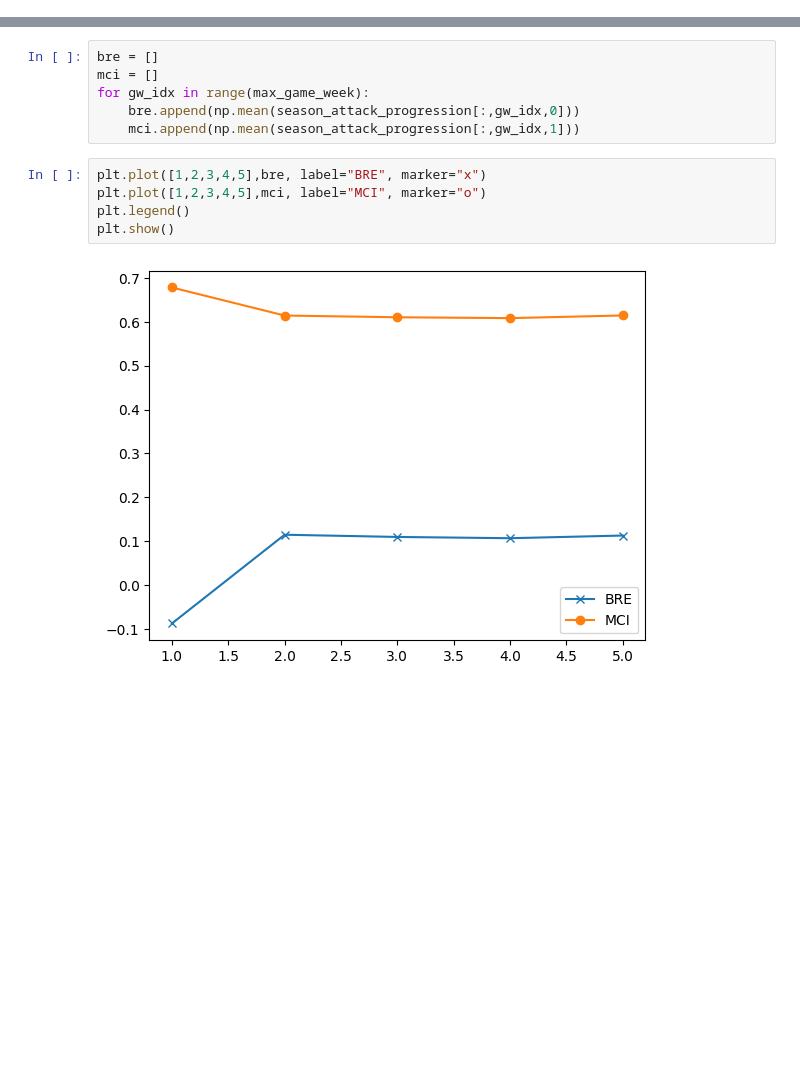
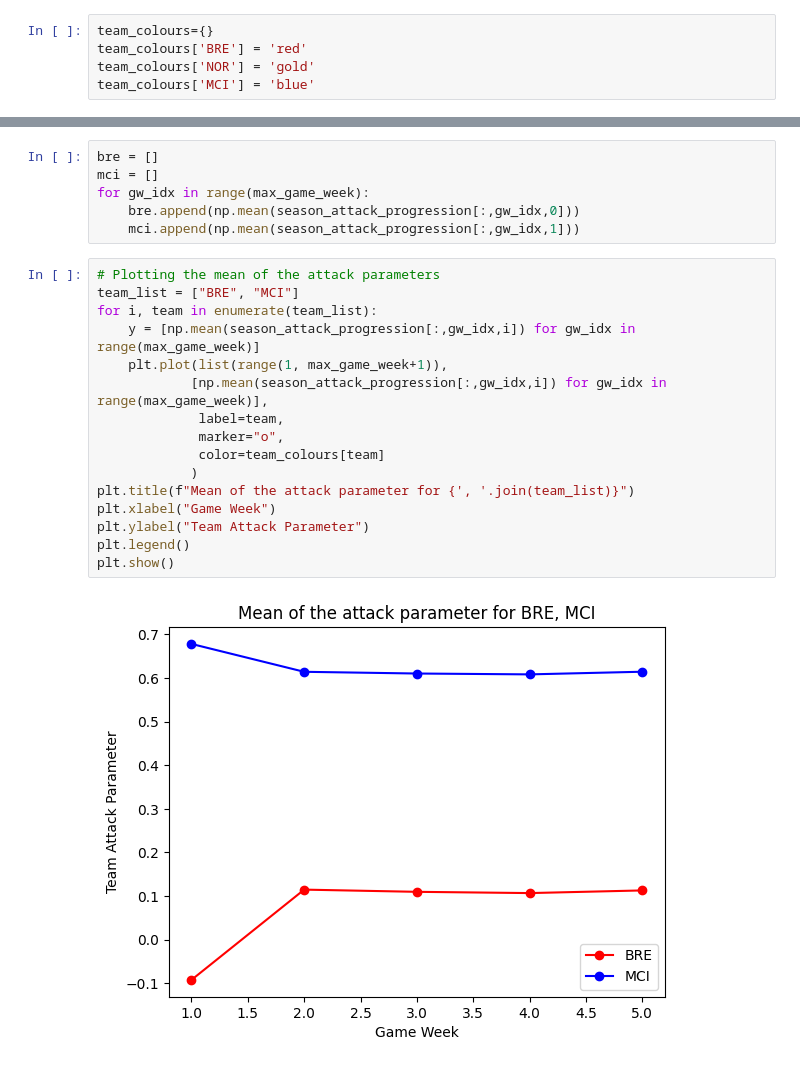
Before and after one commit to alan-turing-institute/AIrsenal, a Jupyter notebook: notebooks/progression_of_attack_parameter.ipynb, the cells around one changed output, grey strips where cells are left out. Saved outputs shown, nothing was run; the diff lists cells and outputs as text; blank space fills up the shorter version.

```diff
--- a/notebooks/progression_of_attack_parameter.ipynb
+++ b/notebooks/progression_of_attack_parameter.ipynb
@@ -15,6 +15,11 @@ import numpy as np
 import jax.numpy as jnp
 
 %matplotlib inline
+# %%
+team_colours={}
+team_colours['BRE'] = 'red'
+team_colours['NOR'] = 'gold'
+team_colours['MCI'] = 'blue'
 # %% [markdown]
 Make a model for the 21/22 season, and look at the first game week
 # %%
@@ -96,10 +98,21 @@ mci = []
 for gw_idx in range(max_game_week):
     bre.append(np.mean(season_attack_progression[:,gw_idx,0]))
     mci.append(np.mean(season_attack_progression[:,gw_idx,1]))
-# %%
-plt.plot([1,2,3,4,5],bre, label="BRE", marker="x")
-plt.plot([1,2,3,4,5],mci, label="MCI", marker="o")
-plt.legend()
-plt.show()
-# %% [output]
-[figure, removed]
+# %%
+# Plotting the mean of the attack parameters
+team_list = ["BRE", "MCI"]
+for i, team in enumerate(team_list):
+    y = [np.mean(season_attack_progression[:,gw_idx,i]) for gw_idx in range(max_game_week)]
+    plt.plot(list(range(1, max_game_week+1)),
+            [np.mean(season_attack_progression[:,gw_idx,i]) for gw_idx in range(max_game_week)],
+             label=team,
+             marker="o",
+             color=team_colours[team]
+            )
+plt.title(f"Mean of the attack parameter for {', '.join(team_list)}")
+plt.xlabel("Game Week")
+plt.ylabel("Team Attack Parameter")
+plt.legend()
+plt.show()
+# %% [output]
+[figure, added]
```
Also changed, not shown: parts of 19 cells of this notebook.
